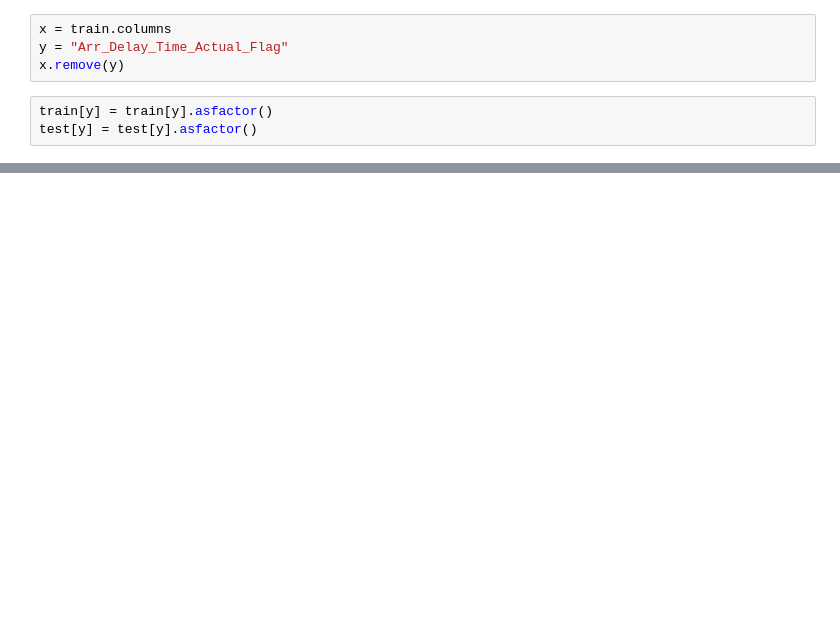
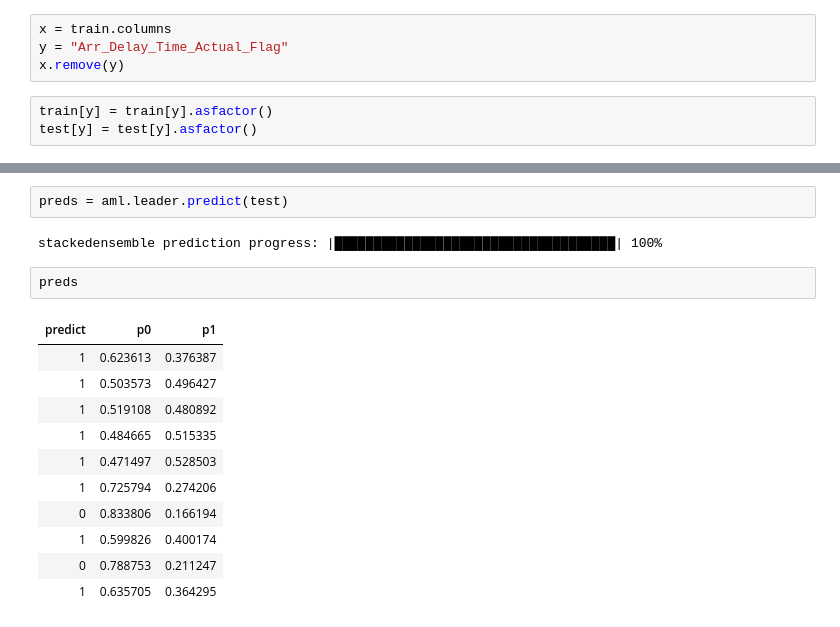
Before and after one commit to andrew-ana/machine-learning-project, a Jupyter notebook: diana_working_directory/p3notebook3.ipynb, the cells around one changed output, grey strips where cells are left out. Drawn from its saved outputs; the diff is of its cells as text; blank space fills up the shorter version.

```diff
--- a/diana_working_directory/p3notebook3.ipynb
+++ b/diana_working_directory/p3notebook3.ipynb
@@ -257,0 +267,18 @@ Gains/Lift Table: Avg response rate: 34.63 %, avg score: 34.63 %
+# %%
+preds = aml.leader.predict(test)
+# %% [output]
+stackedensemble prediction progress: |████████████████████████████████████| 100%
+# %%
+preds
+# %% [output]
+| predict | p0 | p1 |
+| 1 | 0.623613 | 0.376387 |
+| 1 | 0.503573 | 0.496427 |
+| 1 | 0.519108 | 0.480892 |
+| 1 | 0.484665 | 0.515335 |
+| 1 | 0.471497 | 0.528503 |
+| 1 | 0.725794 | 0.274206 |
+| 0 | 0.833806 | 0.166194 |
+| 1 | 0.599826 | 0.400174 |
+| 0 | 0.788753 | 0.211247 |
+| 1 | 0.635705 | 0.364295 |
```
Also changed, not shown: parts of 18 cells of this notebook, 2 other files.
